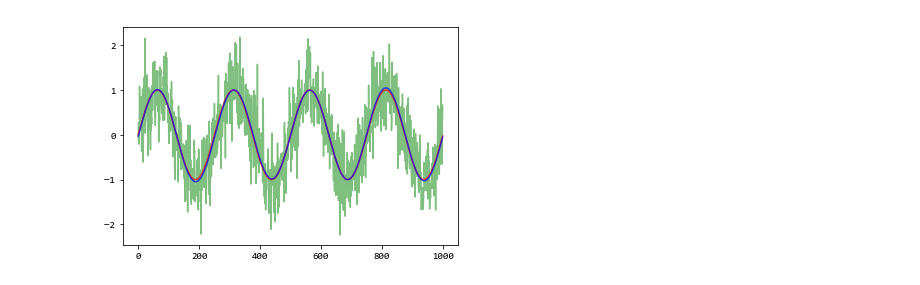
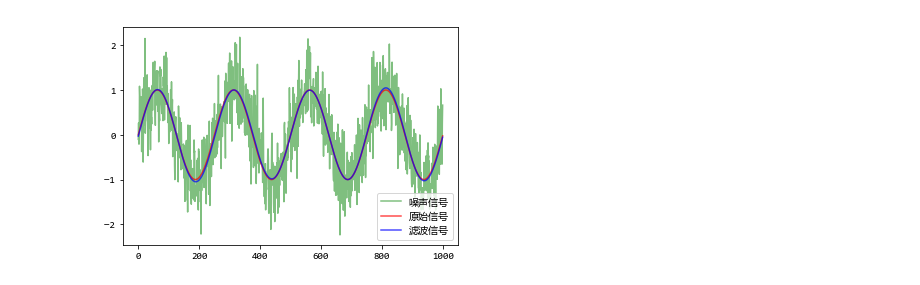
Before and after one commit to korewayume/MLCookbook, a Jupyter notebook: notebooks/Scipy Discrete Fourier Transform Example .ipynb, the cells around one changed output. Saved outputs shown, nothing was run; the diff lists cells and outputs as text; code cells hidden in the pictures.

```diff
--- a/notebooks/Scipy Discrete Fourier Transform Example .ipynb
+++ b/notebooks/Scipy Discrete Fourier Transform Example .ipynb
@@ -12,23 +12,24 @@ import os, math, random, re
 # %%
 from scipy.fftpack import *
 time_step = 0.02
 period = 5
 time_sequence = np.arange(0, 20, time_step)
 original_sig = np.sin(2 * np.pi / period * time_sequence)
 sig = original_sig +  0.5 * np.random.randn(time_sequence.size)
 sig_fft = fft(sig)
 sample_freq = fftfreq(sig_fft.size, d=time_step)
 pidxs = np.where(sample_freq > 0)
 freqs = sample_freq[pidxs]
 power = np.abs(sig_fft)[pidxs]
 freq = freqs[power.argmax()]
 np.allclose(freq, 1./period) # True
 sig_fft[np.abs(sample_freq) > freq] = 0
 main_sig =ifft(sig_fft)
 
-plt.plot(sig, "g", label='sig', alpha=0.5)
-plt.plot(original_sig, "r", label='original_sig', alpha=0.7)
-plt.plot(main_sig, "b", label='main_sig', alpha=0.7)
+plt.plot(sig, "g", label=u'噪声信号', alpha=0.5)
+plt.plot(original_sig, "r", label=u'原始信号', alpha=0.7)
+plt.plot(main_sig, "b", label=u'滤波信号', alpha=0.7)
+plt.legend()
 plt.show()
 # %% [output]
-[figure, old version]
+[figure, new version]
```
